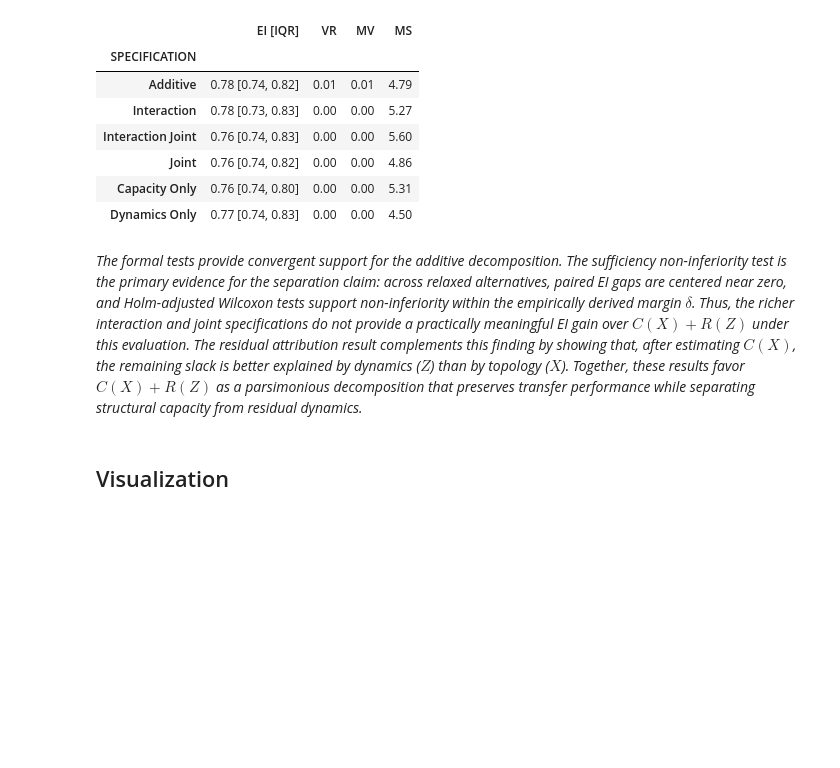
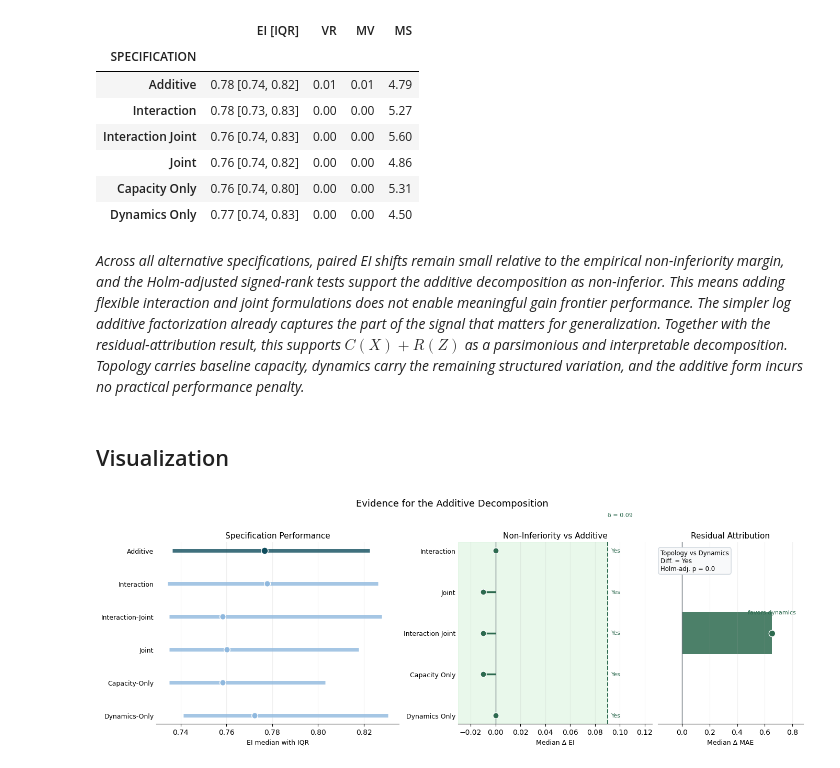
Before and after one commit to nickkunz/graph-capacity, a Jupyter notebook: notebooks/decompose.ipynb, the cells around one changed output. Cells and saved outputs as stored; diff of their text form; code cells hidden in the pictures; blank space fills up the shorter version.

```diff
--- a/notebooks/decompose.ipynb
+++ b/notebooks/decompose.ipynb
@@ -220,6 +217,17 @@ display(decomposed_summary)
 | Capacity Only | 0.76 [0.74, 0.80] | 0.00 | 0.00 | 5.31 |
 | Dynamics Only | 0.77 [0.74, 0.83] | 0.00 | 0.00 | 4.50 |
 # %% [markdown]
-_The formal tests provide convergent support for the additive decomposition. The sufficiency non-inferiority test is the primary evidence for the separation claim: across relaxed alternatives, paired EI gaps are centered near zero, and Holm-adjusted Wilcoxon tests support non-inferiority within the empirically derived margin $\delta$. Thus, the richer interaction and joint specifications do not provide a practically meaningful EI gain over $C(X) + R(Z)$ under this evaluation. The residual attribution result complements this finding by showing that, after estimating $C(X)$, the remaining slack is better explained by dynamics ($Z$) than by topology ($X$). Together, these results favor $C(X) + R(Z)$ as a parsimonious decomposition that preserves transfer performance while separating structural capacity from residual dynamics._
+_Across all alternative specifications, paired EI shifts remain small relative to the empirical non-inferiority margin, and the Holm-adjusted signed-rank tests support the additive decomposition as non-inferior. This means adding flexible interaction and joint formulations does not enable meaningful gain frontier performance. The simpler log additive factorization already captures the part of the signal that matters for generalization. Together with the residual-attribution result, this supports $C(X) + R(Z)$ as a parsimonious and interpretable decomposition. Topology carries baseline capacity, dynamics carry the remaining structured variation, and the additive form incurs no practical performance penalty._
 # %% [markdown]
 ## Visualization
+# %%
+## decomposition evidence figure
+fig, axes = plot_decomposition_evidence(
+    results = results_decomposed_separation,
+    noninferiority = results_table_decompose,
+    attribution = results_attribution,
+    delta = delta_sufficiency,
+    title = "Evidence for the Additive Decomposition",
+)
+# %% [output]
+[figure, added]
```
Also changed, not shown: parts of 5 cells of this notebook, 3 other files.
